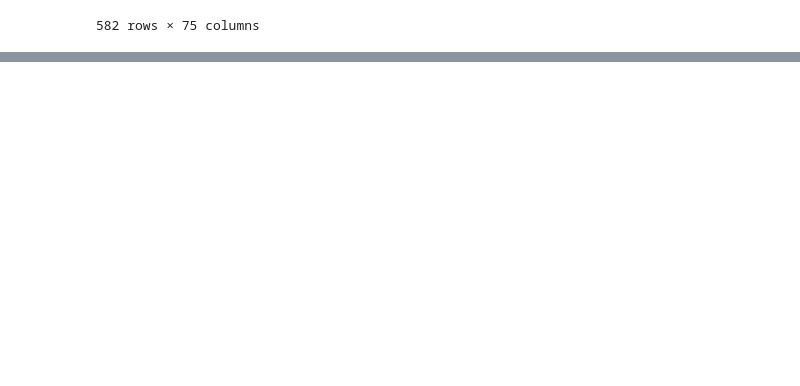
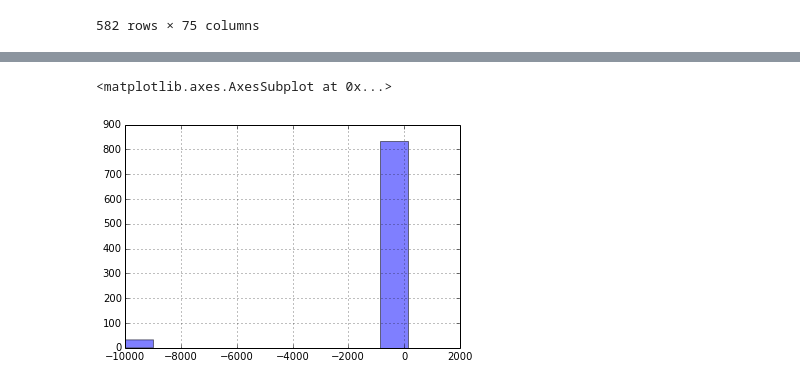
Before and after one commit to surchs/Logbooks, a Jupyter notebook: compare_clusters.ipynb, the cells around one changed output, grey strips where cells are left out. Cells and saved outputs as stored; diff of their text form; code cells hidden in the pictures; blank space fills up the shorter version.

```diff
--- a/compare_clusters.ipynb
+++ b/compare_clusters.ipynb
@@ -378,3 +346,8 @@ a = 10
+# %%
+pheno_data[''].hist(alpha=0.5)
+# %% [output]
+<matplotlib.axes.AxesSubplot at 0x...>
+[figure, added]
 # %%
 f = plt.figure(figsize=(16,80))
 for idx, n_id in enumerate(np.linspace(1,19,10)):
```
Also changed, not shown: parts of 3 cells of this notebook, 1 other file.
